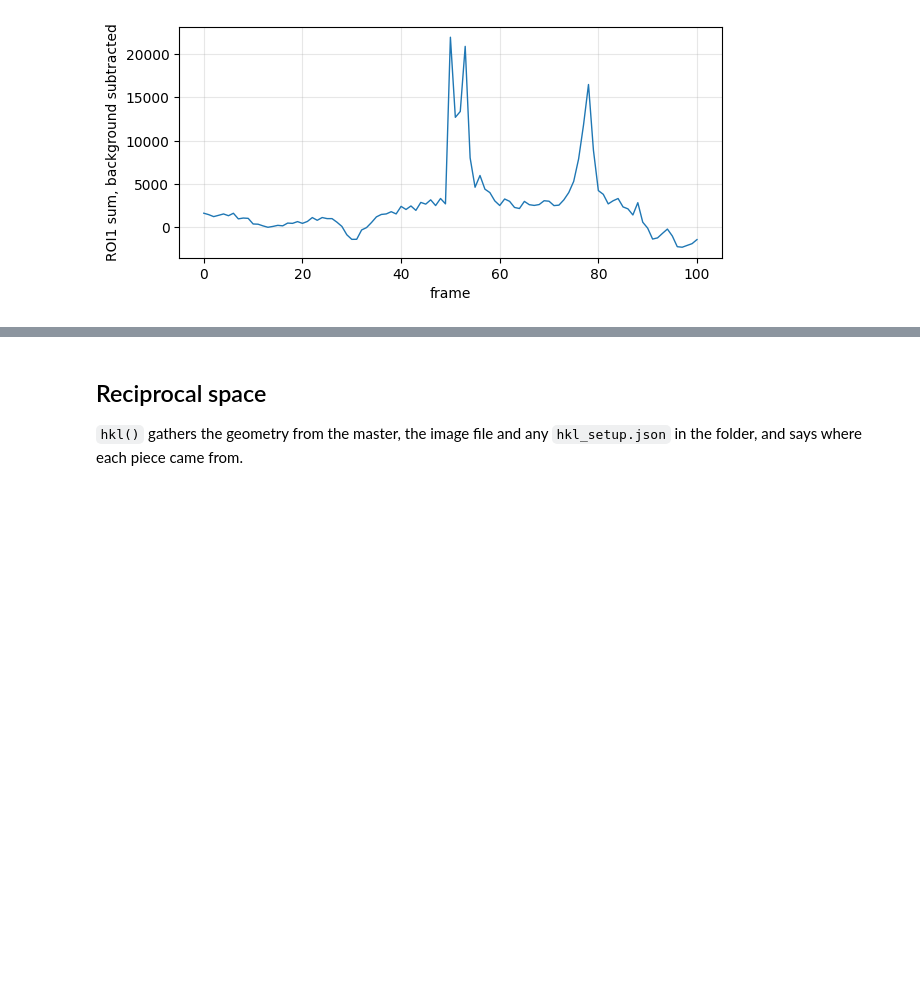
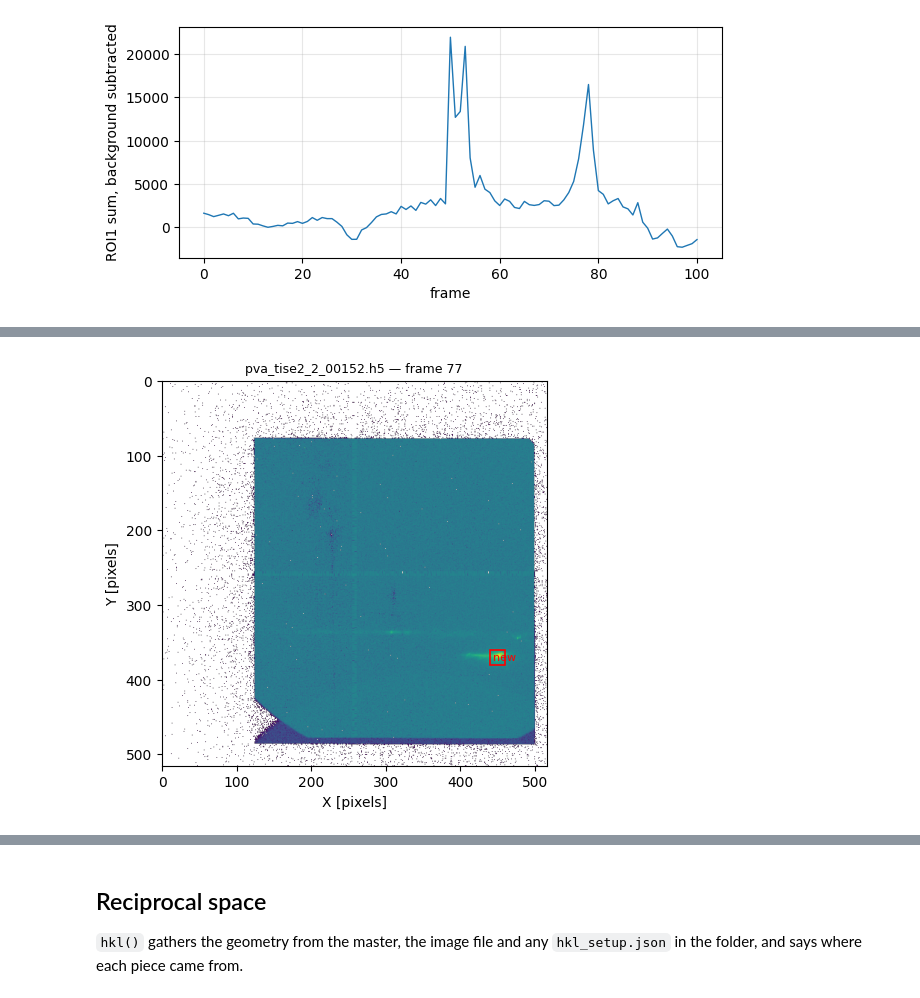
Before and after one commit to jwkim-anl/6idb-scan-viewer, a Jupyter notebook: examples/getting-started.ipynb, the cells around one changed output, grey strips where cells are left out. Drawn from its saved outputs; the diff is of its cells as text; code cells hidden in the pictures; blank space fills up the shorter version.

```diff
--- a/examples/getting-started.ipynb
+++ b/examples/getting-started.ipynb
@@ -161,0 +173,8 @@ ax.set_ylabel("ROI1 sum, background subtracted"); ax.grid(alpha=0.3)
+# %%
+# the recorded ROIs are strips across y = 328-343 and miss the spot
+# near x = 440, y = 360 -- so make one there
+spot = (440, 360, 20, 20)                     # x, y, width, height
+peak = int(images.roi_curve(spot, "sum").idxmax())
+images.show(peak, rois=[spot], log=True);
+# %% [output]
+[figure, added]
```
Also changed, not shown: parts of 5 cells of this notebook, 9 other files.
